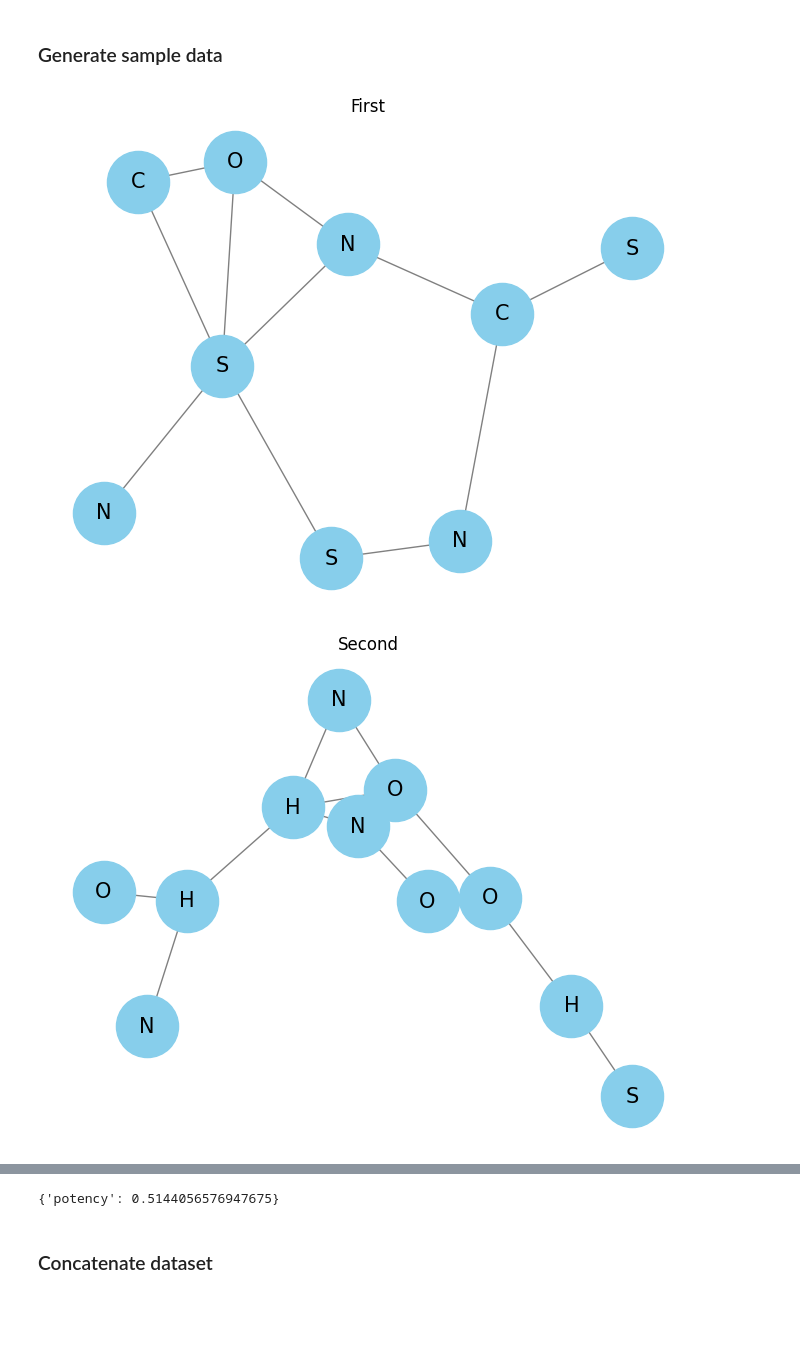
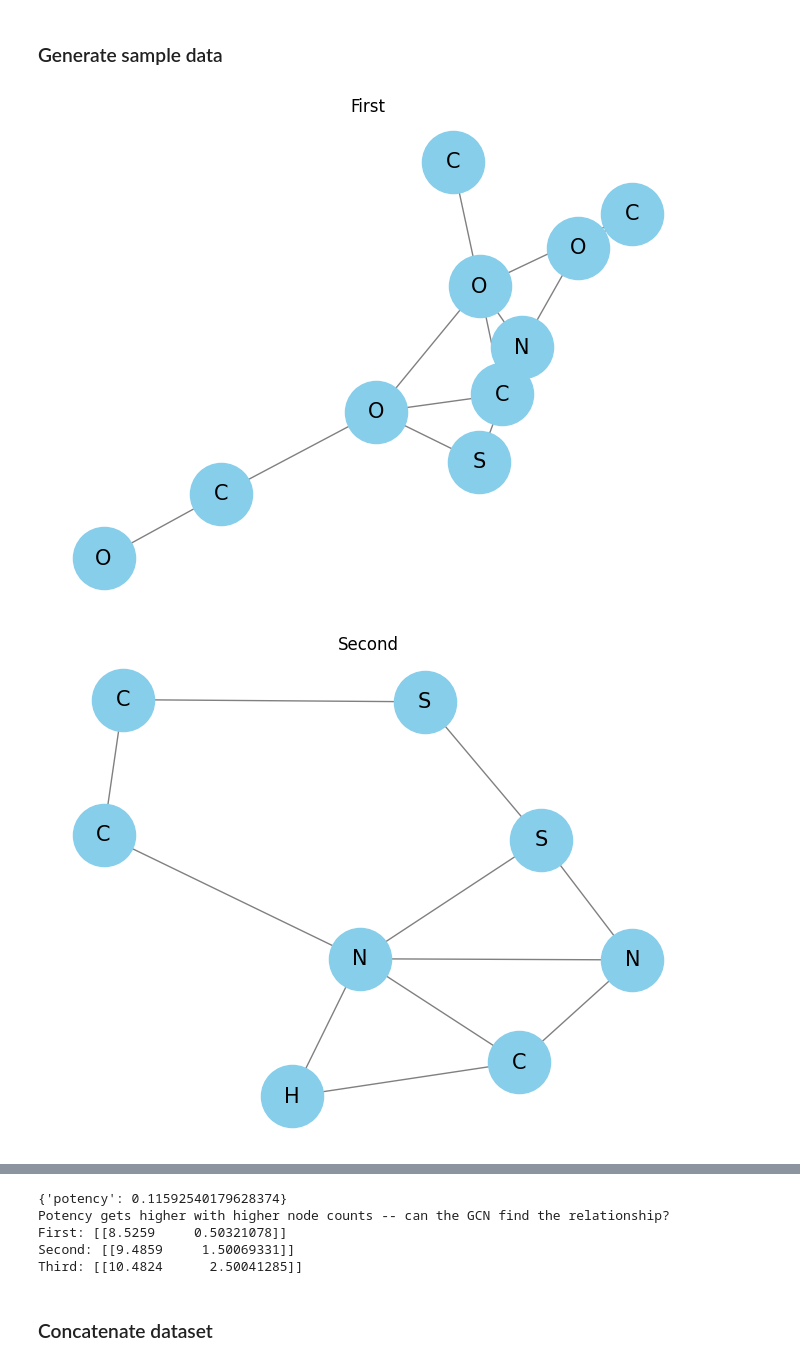
Before and after one commit to conradbm/graph-classification, a Jupyter notebook: Graph Classifier.ipynb, the cells around one changed output, grey strips where cells are left out. Saved outputs shown, nothing was run; the diff lists cells and outputs as text; code cells hidden in the pictures; blank space fills up the shorter version.

```diff
--- a/Graph Classifier.ipynb
+++ b/Graph Classifier.ipynb
@@ -11,6 +11,7 @@ True
 import networkx as nx
 import matplotlib.pyplot as plt
 import random
+import numpy as np
 
 # Function to create a random molecular graph
 def create_molecular_graph(shift=1):
@@ -23,7 +24,7 @@ def create_molecular_graph(shift=1):
 
     # Add nodes (atoms)
     for i in range(num_atoms):
-        G.add_node(i, atom=random.choice(atoms), features=torch.randn(10))
+        G.add_node(i, atom=random.choice(atoms), features=torch.randn(10)+shift)
 
     # Add edges (bonds)
     while G.number_of_edges() < num_bonds:
@@ -35,32 +36,41 @@ def create_molecular_graph(shift=1):
 # Function to plot a molecular graph
 def plot_molecular_graph(G, title):
     pos = nx.spring_layout(G)
     node_labels = {i: G.nodes[i]['atom'] for i in G.nodes()}
     nx.draw(G, pos, with_labels=True, labels=node_labels, node_color='skyblue', node_size=2000, font_size=15, font_color='black', edge_color='gray')
     plt.title(title)
     plt.show()
+
 
 # Generate and plot multiple molecular graphs
 graphs = []
 for i in range(10000):
     G = create_molecular_graph(shift=1)
     G.graph['potency'] = random.uniform(0,1)
     graphs.append(G)
 for i in range(10000):
     G = create_molecular_graph(shift=2)
     G.graph['potency'] = random.uniform(1,2)
     graphs.append(G)
 for i in range(10000):
     G = create_molecular_graph(shift=3)
     G.graph['potency'] = random.uniform(2,3)
     graphs.append(G)
 
 plot_molecular_graph(graphs[5000], "First")
 plot_molecular_graph(graphs[15000], "Second")
 plot_molecular_graph(graphs[25000], "Third")
 
 print(graphs[0].graph)
 #     plot_molecular_graph(G, f'Molecular Graph {i + 1}')
+x = np.matrix([[G.number_of_nodes(), G.graph['potency']] for G in graphs[:10000]]).mean(axis=0)
+y = np.matrix([[G.number_of_nodes(), G.graph['potency']] for G in graphs[10000:20000]]).mean(axis=0)
+z = np.matrix([[G.number_of_nodes(), G.graph['potency']] for G in graphs[20000:]]).mean(axis=0)
+
+print("Potency gets higher with higher node counts -- can the GCN find the relationship?")
+print("First:", x)
+print("Second:", y)
+print("Third:",z)
 # %% [output]
-[figure, old version]
+[figure, new version]
-[figure, old version]
+[figure, new version]
@@ -68,4 +78,8 @@ print(graphs[0].graph)
-{'potency': 0.5144056576947675}
+{'potency': 0.11592540179628374}
+Potency gets higher with higher node counts -- can the GCN find the relationship?
+First: [[8.5259     0.50321078]]
+Second: [[9.4859     1.50069331]]
+Third: [[10.4824      2.50041285]]
 # %% [markdown]
 ### Concatenate dataset
 # %%
```
Also changed, not shown: parts of 4 cells of this notebook.
